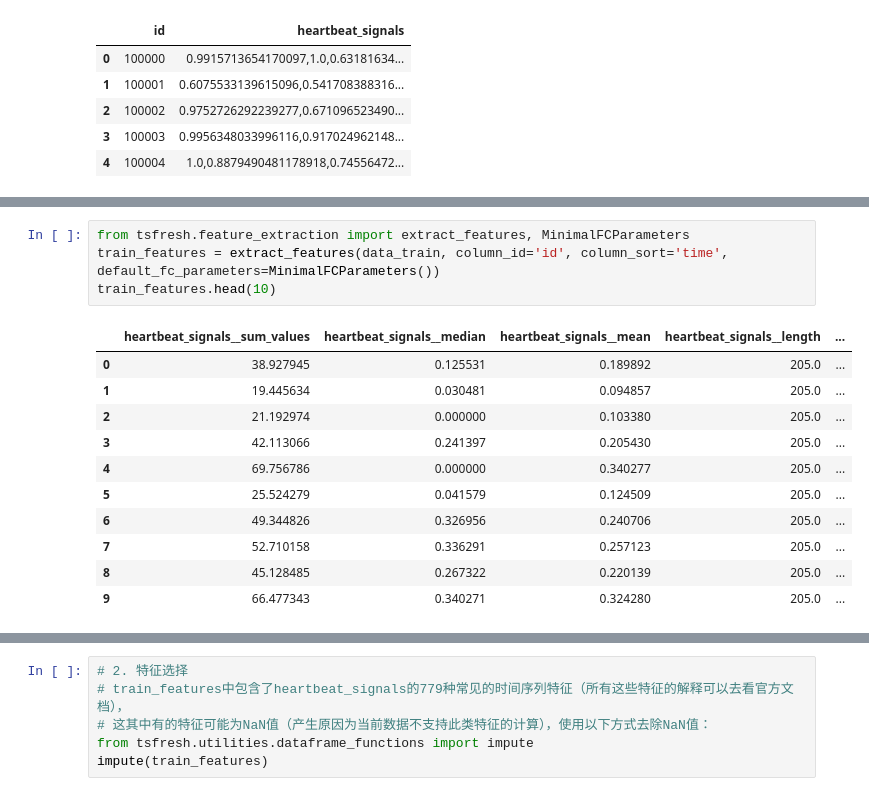
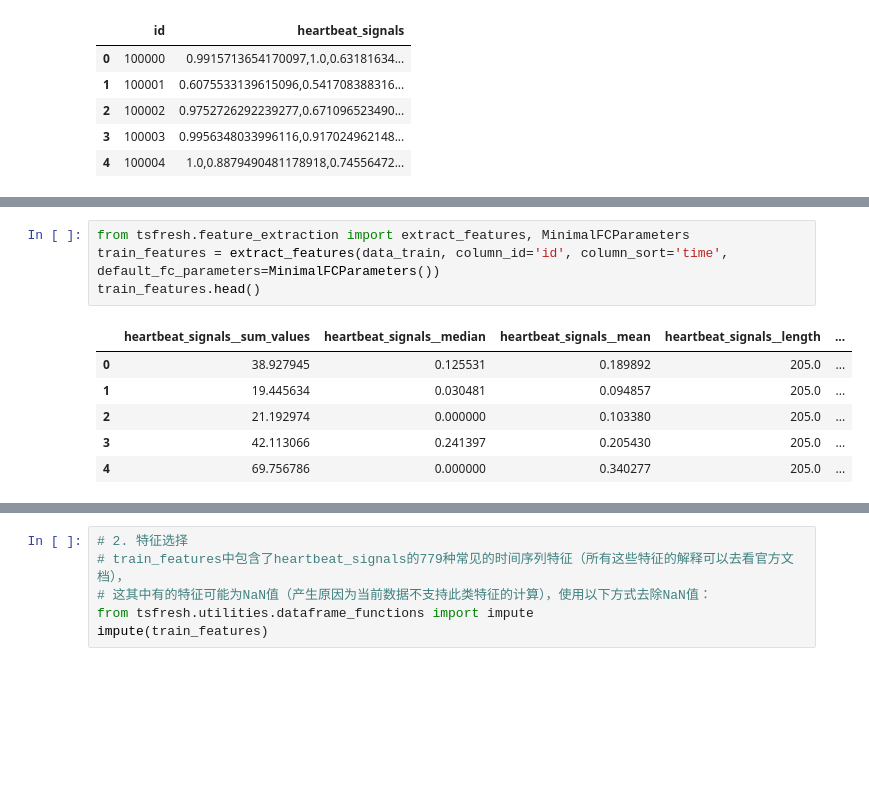
Before and after one commit to buaamse/ml, a Jupyter notebook: heartbeat_features.ipynb, the cells around one changed output, grey strips where cells are left out. Drawn from its saved outputs; the diff is of its cells as text; blank space fills up the shorter version.

```diff
--- a/heartbeat_features.ipynb
+++ b/heartbeat_features.ipynb
@@ -141,16 +146,11 @@ data_train[data_train["id"]==1]
 # %%
 from tsfresh.feature_extraction import extract_features, MinimalFCParameters
 train_features = extract_features(data_train, column_id='id', column_sort='time', default_fc_parameters=MinimalFCParameters())
-train_features.head(10)
+train_features.head()
 # %% [output]
 |  | heartbeat_signals__sum_values | heartbeat_signals__median | heartbeat_signals__mean | heartbeat_signals__length | ... |
 | 0 | 38.927945 | 0.125531 | 0.189892 | 205.0 | ... |
 | 1 | 19.445634 | 0.030481 | 0.094857 | 205.0 | ... |
 | 2 | 21.192974 | 0.000000 | 0.103380 | 205.0 | ... |
 | 3 | 42.113066 | 0.241397 | 0.205430 | 205.0 | ... |
 | 4 | 69.756786 | 0.000000 | 0.340277 | 205.0 | ... |
-| 5 | 25.524279 | 0.041579 | 0.124509 | 205.0 | ... |
-| 6 | 49.344826 | 0.326956 | 0.240706 | 205.0 | ... |
-| 7 | 52.710158 | 0.336291 | 0.257123 | 205.0 | ... |
-| 8 | 45.128485 | 0.267322 | 0.220139 | 205.0 | ... |
-| 9 | 66.477343 | 0.340271 | 0.324280 | 205.0 | ... |
```
Also changed, not shown: parts of 6 cells of this notebook.
